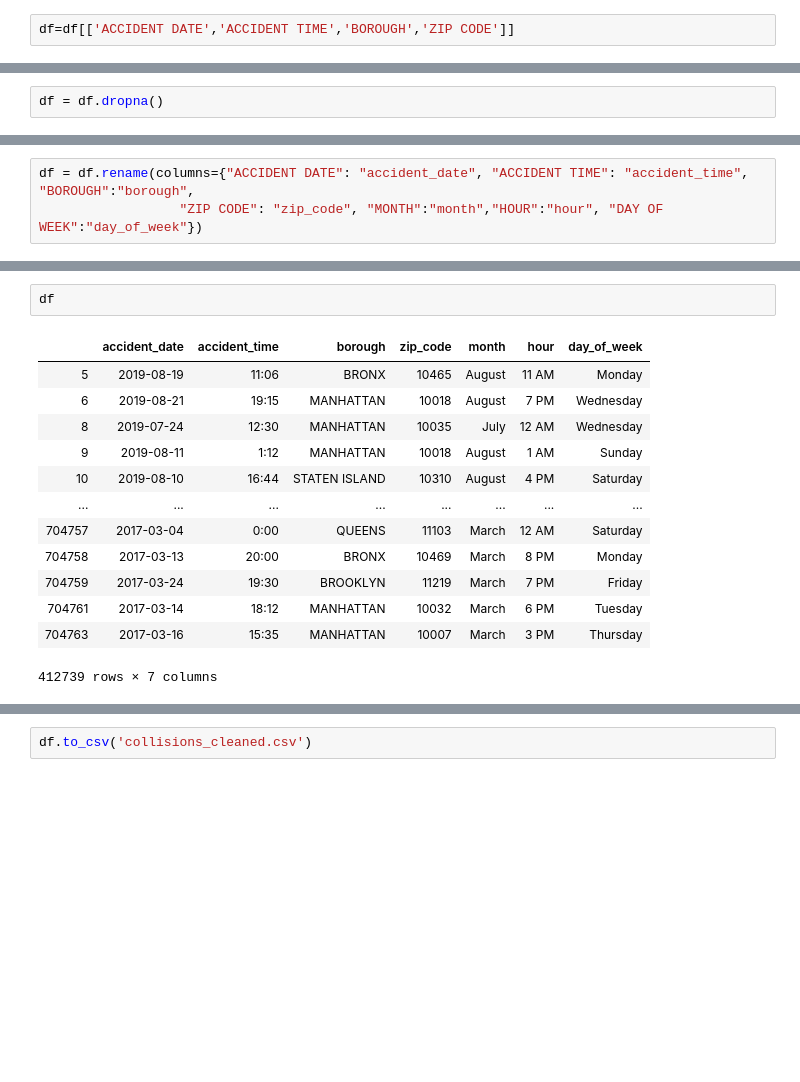
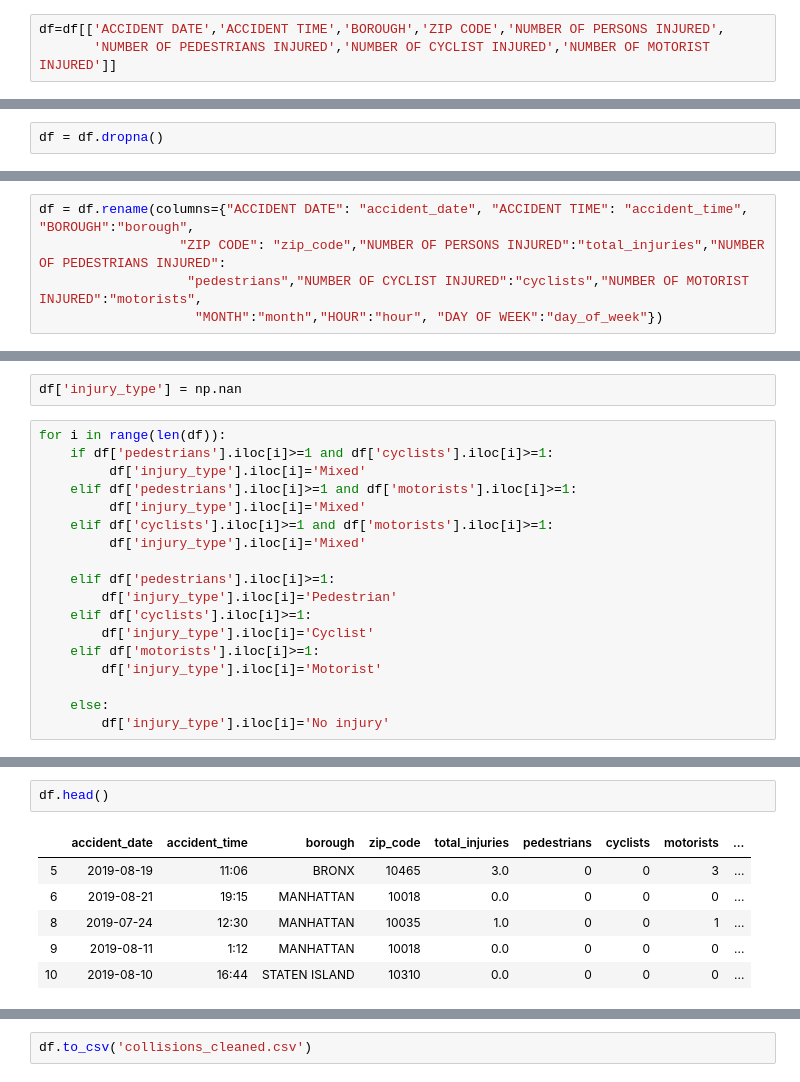
Before and after one commit to azbir3/Project_3_Visualization, a Jupyter notebook: project3data.ipynb, the cells around one changed output, grey strips where cells are left out. Saved outputs shown, nothing was run; the diff lists cells and outputs as text; blank space fills up the shorter version.

```diff
--- a/project3data.ipynb
+++ b/project3data.ipynb
@@ -98,7 +98,8 @@ len(df)
 # %% [output]
 648991
 # %%
-df=df[['ACCIDENT DATE','ACCIDENT TIME','BOROUGH','ZIP CODE']]
+df=df[['ACCIDENT DATE','ACCIDENT TIME','BOROUGH','ZIP CODE','NUMBER OF PERSONS INJURED',
+       'NUMBER OF PEDESTRIANS INJURED','NUMBER OF CYCLIST INJURED','NUMBER OF MOTORIST INJURED']]
 # %%
 df
 # %% [output]
@@ -271,3 +272,5 @@ df
 # %%
 df = df.rename(columns={"ACCIDENT DATE": "accident_date", "ACCIDENT TIME": "accident_time", "BOROUGH":"borough",
-                  "ZIP CODE": "zip_code", "MONTH":"month","HOUR":"hour", "DAY OF WEEK":"day_of_week"})
+                  "ZIP CODE": "zip_code","NUMBER OF PERSONS INJURED":"total_injuries","NUMBER OF PEDESTRIANS INJURED":
+                   "pedestrians","NUMBER OF CYCLIST INJURED":"cyclists","NUMBER OF MOTORIST INJURED":"motorists",
+                    "MONTH":"month","HOUR":"hour", "DAY OF WEEK":"day_of_week"})
@@ -273,0 +287,20 @@ df = df.rename(columns={"ACCIDENT DATE": "accident_date", "ACCIDENT TIME": "acci
+# %%
+df['injury_type'] = np.nan
+# %%
+for i in range(len(df)):
+    if df['pedestrians'].iloc[i]>=1 and df['cyclists'].iloc[i]>=1:
+         df['injury_type'].iloc[i]='Mixed'
+    elif df['pedestrians'].iloc[i]>=1 and df['motorists'].iloc[i]>=1:
+         df['injury_type'].iloc[i]='Mixed'
+    elif df['cyclists'].iloc[i]>=1 and df['motorists'].iloc[i]>=1:
+         df['injury_type'].iloc[i]='Mixed'
+
+    elif df['pedestrians'].iloc[i]>=1:
+        df['injury_type'].iloc[i]='Pedestrian'
+    elif df['cyclists'].iloc[i]>=1:
+        df['injury_type'].iloc[i]='Cyclist'
+    elif df['motorists'].iloc[i]>=1:
+        df['injury_type'].iloc[i]='Motorist'
+
+    else:
+        df['injury_type'].iloc[i]='No injury'
@@ -274,16 +312,9 @@ df = df.rename(columns={"ACCIDENT DATE": "accident_date", "ACCIDENT TIME": "acci
 # %%
-df
+df.head()
 # %% [output]
-|  | accident_date | accident_time | borough | zip_code | month | hour | day_of_week |
-| 5 | 2019-08-19 | 11:06 | BRONX | 10465 | August | 11 AM | Monday |
-| 6 | 2019-08-21 | 19:15 | MANHATTAN | 10018 | August | 7 PM | Wednesday |
-| 8 | 2019-07-24 | 12:30 | MANHATTAN | 10035 | July | 12 AM | Wednesday |
-| 9 | 2019-08-11 | 1:12 | MANHATTAN | 10018 | August | 1 AM | Sunday |
-| 10 | 2019-08-10 | 16:44 | STATEN ISLAND | 10310 | August | 4 PM | Saturday |
-| ... | ... | ... | ... | ... | ... | ... | ... |
-| 704757 | 2017-03-04 | 0:00 | QUEENS | 11103 | March | 12 AM | Saturday |
-| 704758 | 2017-03-13 | 20:00 | BRONX | 10469 | March | 8 PM | Monday |
-| 704759 | 2017-03-24 | 19:30 | BROOKLYN | 11219 | March | 7 PM | Friday |
-| 704761 | 2017-03-14 | 18:12 | MANHATTAN | 10032 | March | 6 PM | Tuesday |
-| 704763 | 2017-03-16 | 15:35 | MANHATTAN | 10007 | March | 3 PM | Thursday |
+|  | accident_date | accident_time | borough | zip_code | total_injuries | pedestrians | cyclists | motorists | ... |
+| 5 | 2019-08-19 | 11:06 | BRONX | 10465 | 3.0 | 0 | 0 | 3 | ... |
+| 6 | 2019-08-21 | 19:15 | MANHATTAN | 10018 | 0.0 | 0 | 0 | 0 | ... |
+| 8 | 2019-07-24 | 12:30 | MANHATTAN | 10035 | 1.0 | 0 | 0 | 1 | ... |
+| 9 | 2019-08-11 | 1:12 | MANHATTAN | 10018 | 0.0 | 0 | 0 | 0 | ... |
+| 10 | 2019-08-10 | 16:44 | STATEN ISLAND | 10310 | 0.0 | 0 | 0 | 0 | ... |
-412739 rows × 7 columns
```
Also changed, not shown: parts of 15 cells of this notebook, 1 other file.
